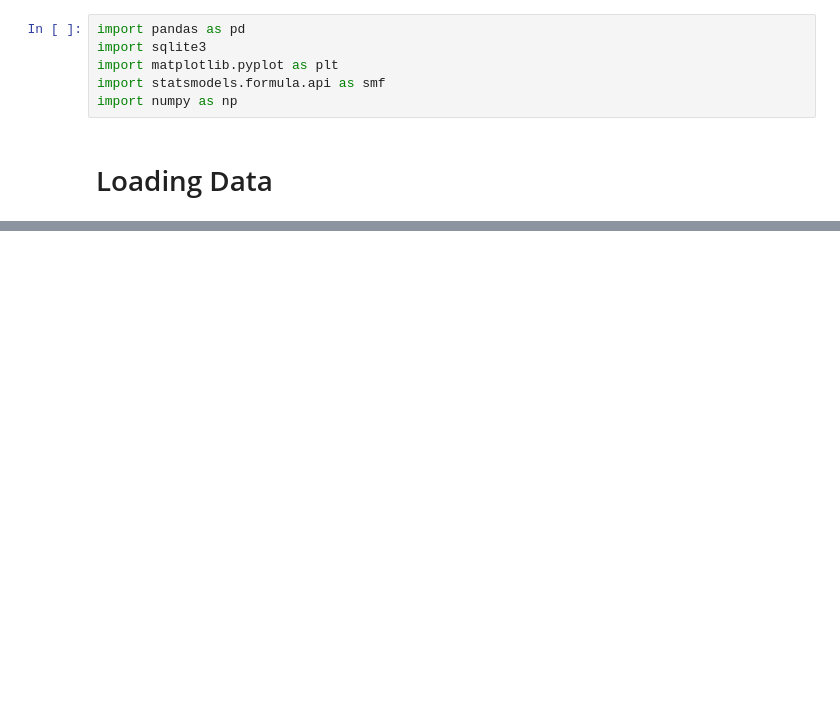
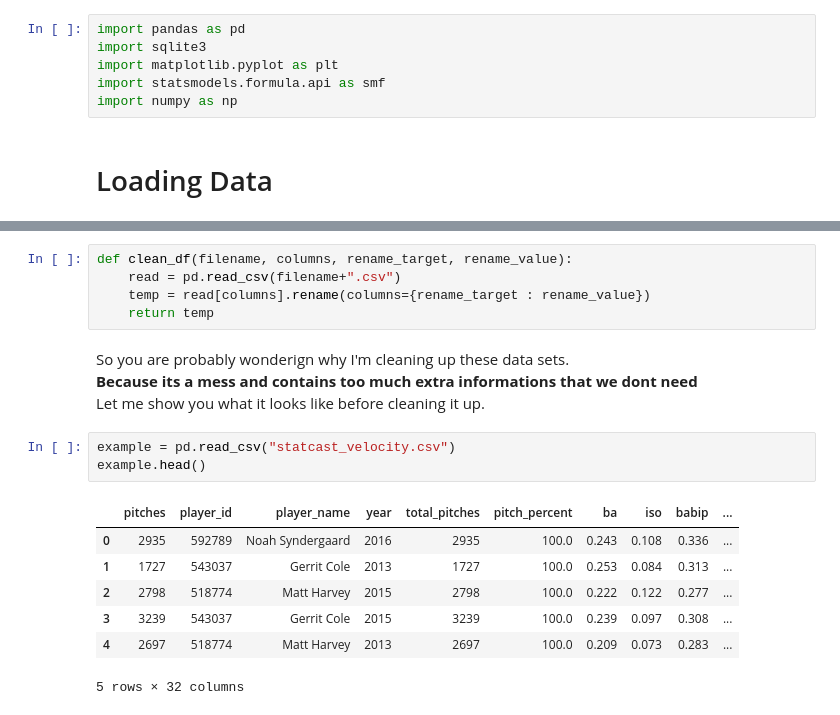
Before and after one commit to pchen212/pchen212.github.io, a Jupyter notebook: Final.ipynb, the cells around one changed output, grey strips where cells are left out. Drawn from its saved outputs; the diff is of its cells as text; blank space fills up the shorter version.

```diff
--- a/Final.ipynb
+++ b/Final.ipynb
@@ -83,0 +128,20 @@ top10s = top10_2010.append([top10_2011,top10_2012,top10_2013,top10_2014,top10_20
+# %%
+def clean_df(filename, columns, rename_target, rename_value):
+    read = pd.read_csv(filename+".csv")
+    temp = read[columns].rename(columns={rename_target : rename_value})
+    return temp
+# %% [markdown]
+So you are probably wonderign why I'm cleaning up these data sets.
+**Because its a mess and contains too much extra informations that we dont need**
+Let me show you what it looks like before cleaning it up.
+# %%
+example = pd.read_csv("statcast_velocity.csv")
+example.head()
+# %% [output]
+|  | pitches | player_id | player_name | year | total_pitches | pitch_percent | ba | iso | babip | ... |
+| 0 | 2935 | 592789 | Noah Syndergaard | 2016 | 2935 | 100.0 | 0.243 | 0.108 | 0.336 | ... |
+| 1 | 1727 | 543037 | Gerrit Cole | 2013 | 1727 | 100.0 | 0.253 | 0.084 | 0.313 | ... |
+| 2 | 2798 | 518774 | Matt Harvey | 2015 | 2798 | 100.0 | 0.222 | 0.122 | 0.277 | ... |
+| 3 | 3239 | 543037 | Gerrit Cole | 2015 | 3239 | 100.0 | 0.239 | 0.097 | 0.308 | ... |
+| 4 | 2697 | 518774 | Matt Harvey | 2013 | 2697 | 100.0 | 0.209 | 0.073 | 0.283 | ... |
+5 rows × 32 columns
```
Also changed, not shown: parts of 33 cells of this notebook.
